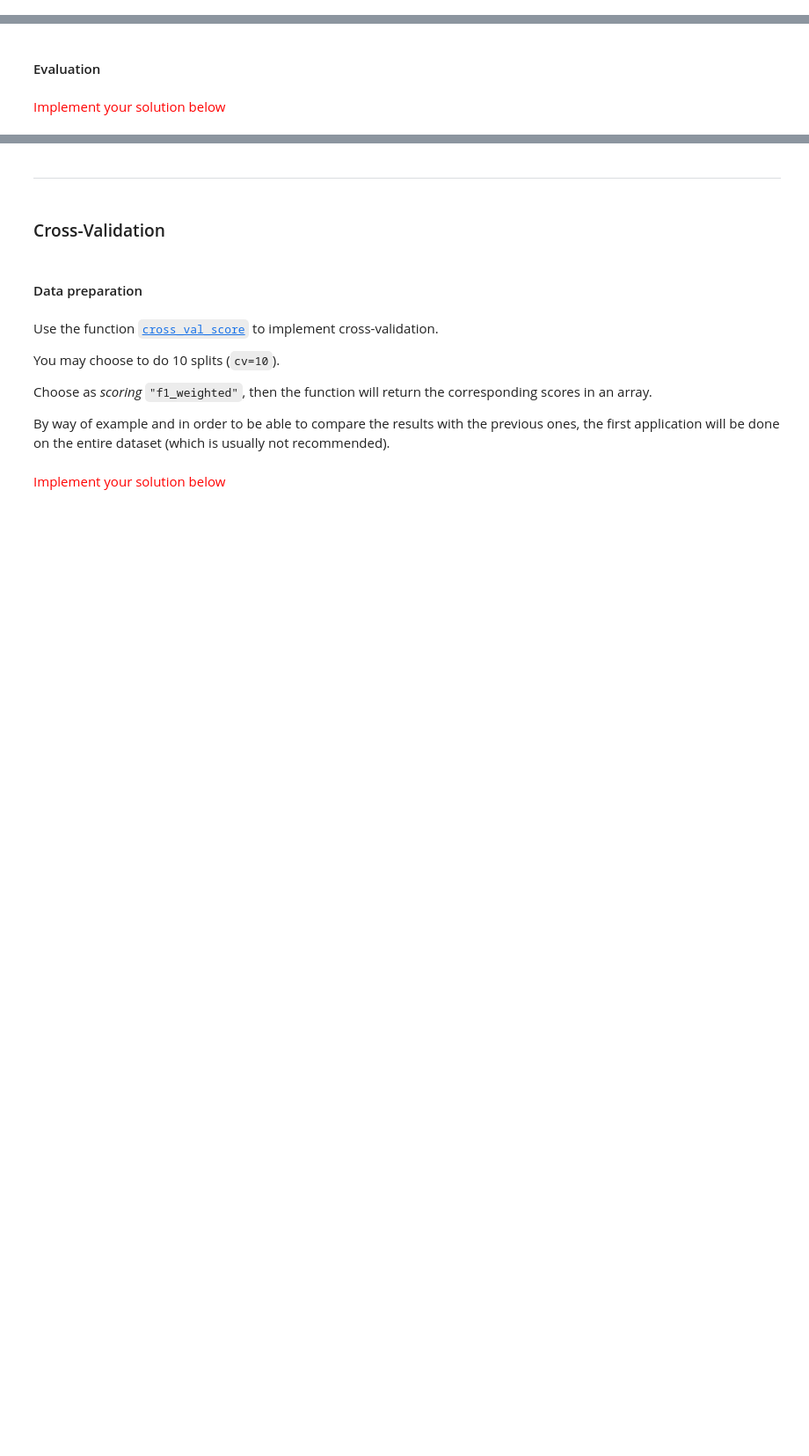
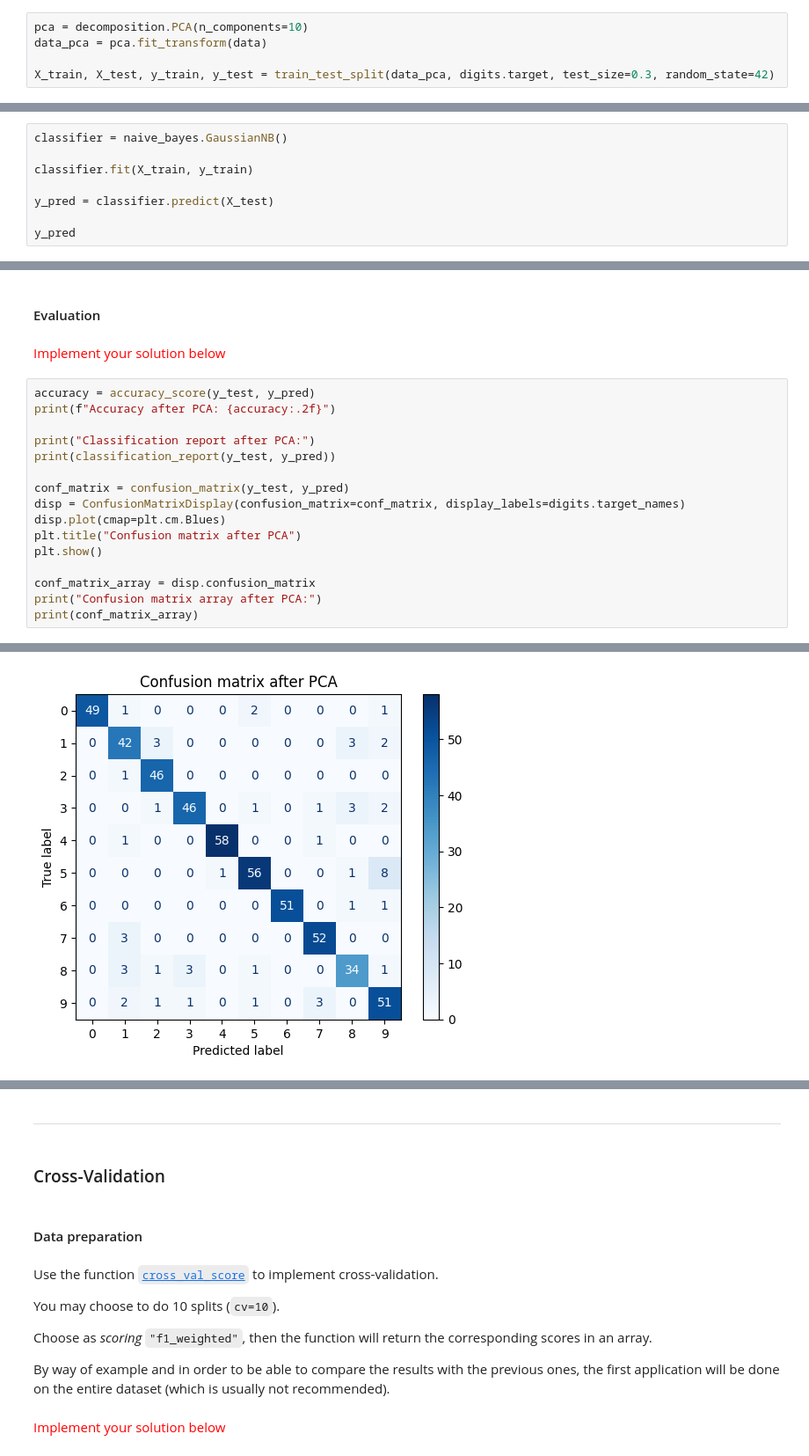
Before and after one commit to petkokp/m1-hands-on-machine-learning, a Jupyter notebook: TP 2 - Scikit-Learn - Evaluation.ipynb, the cells around one changed output, grey strips where cells are left out. Shown at 88% size. Drawn from its saved outputs; the diff is of its cells as text; blank space fills up the shorter version.

Commit message:
gaussian naive bayes classifier with PCA

```diff
--- a/TP 2 - Scikit-Learn - Evaluation.ipynb
+++ b/TP 2 - Scikit-Learn - Evaluation.ipynb
@@ -207,7 +207,20 @@ Try to reduce the number of features through the ([PCA](https://scikit-learn.org
 #### PCA and training/evaluation data selection
 # %% [markdown]
 <span style="color:red">Implement your solution below</span>
+# %%
+pca = decomposition.PCA(n_components=10)
+data_pca = pca.fit_transform(data)
+
+X_train, X_test, y_train, y_test = train_test_split(data_pca, digits.target, test_size=0.3, random_state=42)
 # %% [markdown]
 #### Model training
 # %% [markdown]
 <span style="color:red">Implement your solution below</span>
+# %%
+classifier = naive_bayes.GaussianNB()
+
+classifier.fit(X_train, y_train)
+
+y_pred = classifier.predict(X_test)
+
+y_pred
@@ -215,3 +246,20 @@ Try to reduce the number of features through the ([PCA](https://scikit-learn.org
 #### Evaluation
 # %% [markdown]
 <span style="color:red">Implement your solution below</span>
+# %%
+accuracy = accuracy_score(y_test, y_pred)
+print(f"Accuracy after PCA: {accuracy:.2f}")
+
+print("Classification report after PCA:")
+print(classification_report(y_test, y_pred))
+
+conf_matrix = confusion_matrix(y_test, y_pred)
+disp = ConfusionMatrixDisplay(confusion_matrix=conf_matrix, display_labels=digits.target_names)
+disp.plot(cmap=plt.cm.Blues)
+plt.title("Confusion matrix after PCA")
+plt.show()
+
+conf_matrix_array = disp.confusion_matrix
+print("Confusion matrix array after PCA:")
+print(conf_matrix_array)
+# %% [output]
@@ -217,0 +284 @@ Try to reduce the number of features through the ([PCA](https://scikit-learn.org
+[figure, added]
```
Also changed, not shown: parts of 2 cells of this notebook.
